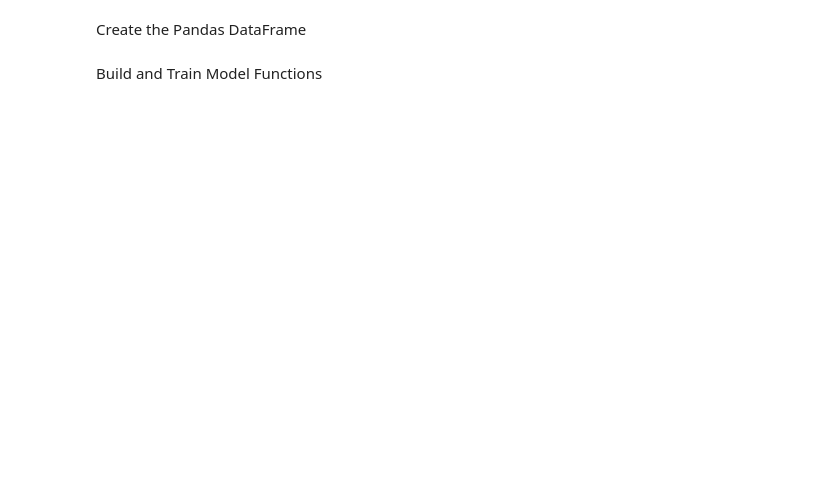
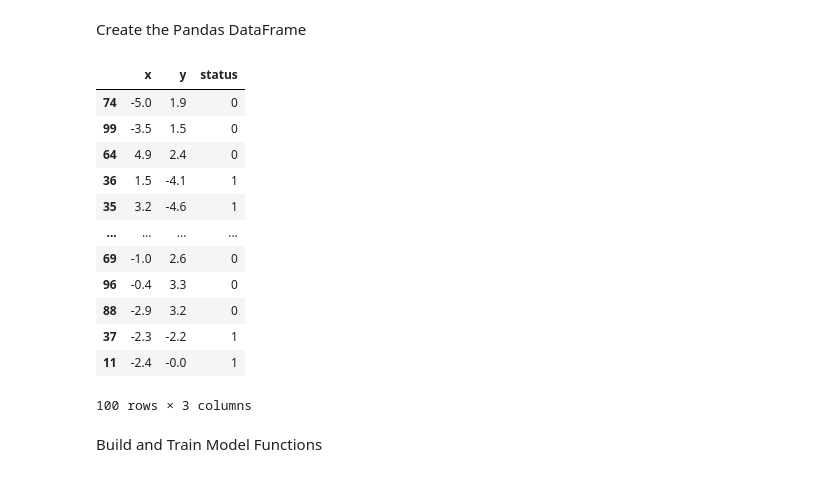
Before and after one commit to sho-playground/machine-learning, a Jupyter notebook: feature-crosses/feature-cross-simple-example.ipynb, the cells around one changed output. Cells and saved outputs as stored; diff of their text form; code cells hidden in the pictures; blank space fills up the shorter version.

```diff
--- a/feature-crosses/feature-cross-simple-example.ipynb
+++ b/feature-crosses/feature-cross-simple-example.ipynb
@@ -62,26 +74,40 @@ Create the Pandas DataFrame
 # %%
 # combine the x and y arrays
 sick_trees = np.vstack((sick_x, sick_y)).T
-healthy_trees = np.vstack((healthy_x, healthy_x)).T
+healthy_trees = np.vstack((healthy_x, healthy_y)).T
 
 data_column_names = ['x', 'y']
 
 df_sick = pd.DataFrame(data=sick_trees, columns=data_column_names)
 df_sick['status'] = 1
 
 df_healthy = pd.DataFrame(data=healthy_trees, columns=data_column_names)
 df_healthy['status'] = 0
 
 # append is deprecated since pandas 1.4.0
 # train_df = df_sick.append(df_healthy, ignore_index=True)
 train_df = pd.concat([df_sick, df_healthy], ignore_index=True)
 
 # Shuffle the examples.
 shuffled_train_df = train_df.reindex(np.random.permutation(train_df.index))
 shuffled_train_df.head(100)
 
 # Print the entire DataFrame
 # print(df)
+# %% [output]
+|  | x | y | status |
+| 74 | -5.0 | 1.9 | 0 |
+| 99 | -3.5 | 1.5 | 0 |
+| 64 | 4.9 | 2.4 | 0 |
+| 36 | 1.5 | -4.1 | 1 |
+| 35 | 3.2 | -4.6 | 1 |
+| ... | ... | ... | ... |
+| 69 | -1.0 | 2.6 | 0 |
+| 96 | -0.4 | 3.3 | 0 |
+| 88 | -2.9 | 3.2 | 0 |
+| 37 | -2.3 | -2.2 | 1 |
+| 11 | -2.4 | -0.0 | 1 |
+100 rows × 3 columns
 # %% [markdown]
 Build and Train Model Functions
 # %%
```
Also changed, not shown: parts of 6 cells of this notebook.
